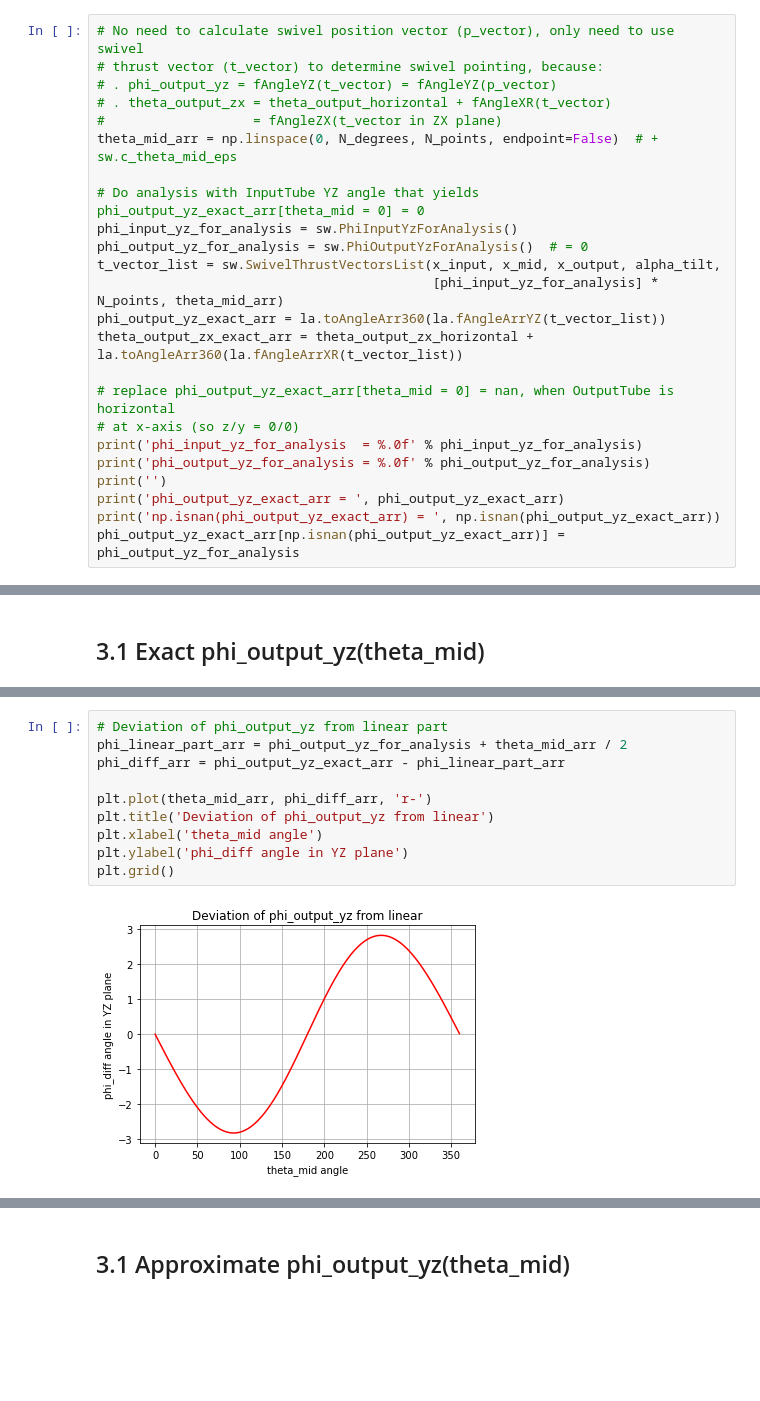
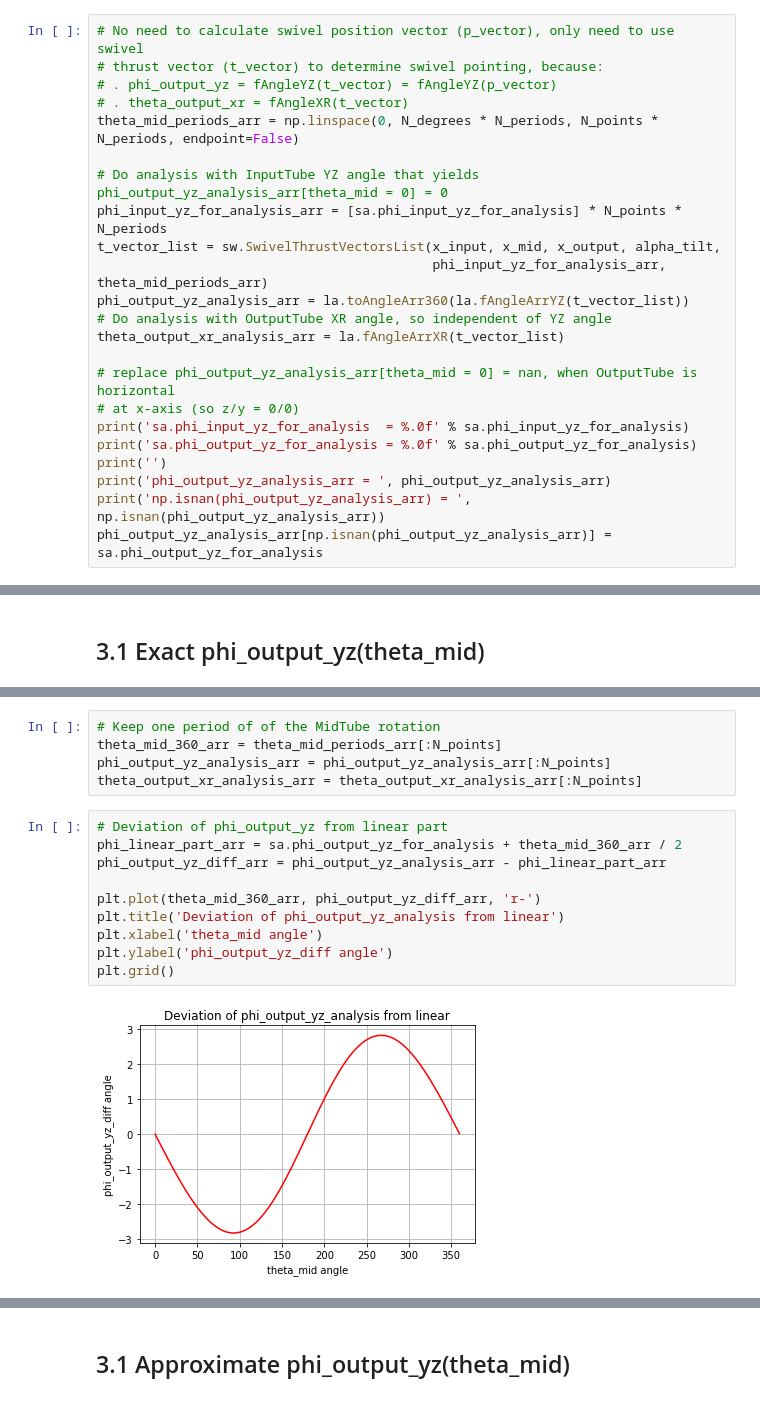
Before and after one commit to erkooi/swivel, a Jupyter notebook: python/swivel.ipynb, the cells around one changed output, grey strips where cells are left out. Cells and saved outputs as stored; diff of their text form; blank space fills up the shorter version.

```diff
--- a/python/swivel.ipynb
+++ b/python/swivel.ipynb
@@ -166,24 +130,23 @@ pointing  rotation
 # No need to calculate swivel position vector (p_vector), only need to use swivel
 # thrust vector (t_vector) to determine swivel pointing, because:
 # . phi_output_yz = fAngleYZ(t_vector) = fAngleYZ(p_vector)
-# . theta_output_zx = theta_output_horizontal + fAngleXR(t_vector)
-#                   = fAngleZX(t_vector in ZX plane)
-theta_mid_arr = np.linspace(0, N_degrees, N_points, endpoint=False)  # + sw.c_theta_mid_eps
+# . theta_output_xr = fAngleXR(t_vector)
+theta_mid_periods_arr = np.linspace(0, N_degrees * N_periods, N_points * N_periods, endpoint=False)
 
-# Do analysis with InputTube YZ angle that yields phi_output_yz_exact_arr[theta_mid = 0] = 0
-phi_input_yz_for_analysis = sw.PhiInputYzForAnalysis()
-phi_output_yz_for_analysis = sw.PhiOutputYzForAnalysis()  # = 0
+# Do analysis with InputTube YZ angle that yields phi_output_yz_analysis_arr[theta_mid = 0] = 0
+phi_input_yz_for_analysis_arr = [sa.phi_input_yz_for_analysis] * N_points * N_periods
 t_vector_list = sw.SwivelThrustVectorsList(x_input, x_mid, x_output, alpha_tilt,
-                                           [phi_input_yz_for_analysis] * N_points, theta_mid_arr)
-phi_output_yz_exact_arr = la.toAngleArr360(la.fAngleArrYZ(t_vector_list))
-theta_output_zx_exact_arr = theta_output_zx_horizontal + la.toAngleArr360(la.fAngleArrXR(t_vector_list))
+                                           phi_input_yz_for_analysis_arr, theta_mid_periods_arr)
+phi_output_yz_analysis_arr = la.toAngleArr360(la.fAngleArrYZ(t_vector_list))
+# Do analysis with OutputTube XR angle, so independent of YZ angle
+theta_output_xr_analysis_arr = la.fAngleArrXR(t_vector_list)
 
-# replace phi_output_yz_exact_arr[theta_mid = 0] = nan, when OutputTube is horizontal
+# replace phi_output_yz_analysis_arr[theta_mid = 0] = nan, when OutputTube is horizontal
 # at x-axis (so z/y = 0/0)
-print('phi_input_yz_for_analysis  = %.0f' % phi_input_yz_for_analysis)
-print('phi_output_yz_for_analysis = %.0f' % phi_output_yz_for_analysis)
+print('sa.phi_input_yz_for_analysis  = %.0f' % sa.phi_input_yz_for_analysis)
+print('sa.phi_output_yz_for_analysis = %.0f' % sa.phi_output_yz_for_analysis)
 print('')
-print('phi_output_yz_exact_arr = ', phi_output_yz_exact_arr)
-print('np.isnan(phi_output_yz_exact_arr) = ', np.isnan(phi_output_yz_exact_arr))
-phi_output_yz_exact_arr[np.isnan(phi_output_yz_exact_arr)] = phi_output_yz_for_analysis
+print('phi_output_yz_analysis_arr = ', phi_output_yz_analysis_arr)
+print('np.isnan(phi_output_yz_analysis_arr) = ', np.isnan(phi_output_yz_analysis_arr))
+phi_output_yz_analysis_arr[np.isnan(phi_output_yz_analysis_arr)] = sa.phi_output_yz_for_analysis
 # %% [output]
@@ -218,13 +195,18 @@ plt.savefig(filename)
+# %%
+# Keep one period of of the MidTube rotation
+theta_mid_360_arr = theta_mid_periods_arr[:N_points]
+phi_output_yz_analysis_arr = phi_output_yz_analysis_arr[:N_points]
+theta_output_xr_analysis_arr = theta_output_xr_analysis_arr[:N_points]
 # %%
 # Deviation of phi_output_yz from linear part
-phi_linear_part_arr = phi_output_yz_for_analysis + theta_mid_arr / 2
-phi_diff_arr = phi_output_yz_exact_arr - phi_linear_part_arr
+phi_linear_part_arr = sa.phi_output_yz_for_analysis + theta_mid_360_arr / 2
+phi_output_yz_diff_arr = phi_output_yz_analysis_arr - phi_linear_part_arr
 
-plt.plot(theta_mid_arr, phi_diff_arr, 'r-')
-plt.title('Deviation of phi_output_yz from linear')
+plt.plot(theta_mid_360_arr, phi_output_yz_diff_arr, 'r-')
+plt.title('Deviation of phi_output_yz_analysis from linear')
 plt.xlabel('theta_mid angle')
-plt.ylabel('phi_diff angle in YZ plane')
+plt.ylabel('phi_output_yz_diff angle')
 plt.grid()
 # %% [output]
-[figure, old version]
+[figure, new version]
 # %%
```
Also changed, not shown: parts of 74 cells of this notebook, 6 other files.
